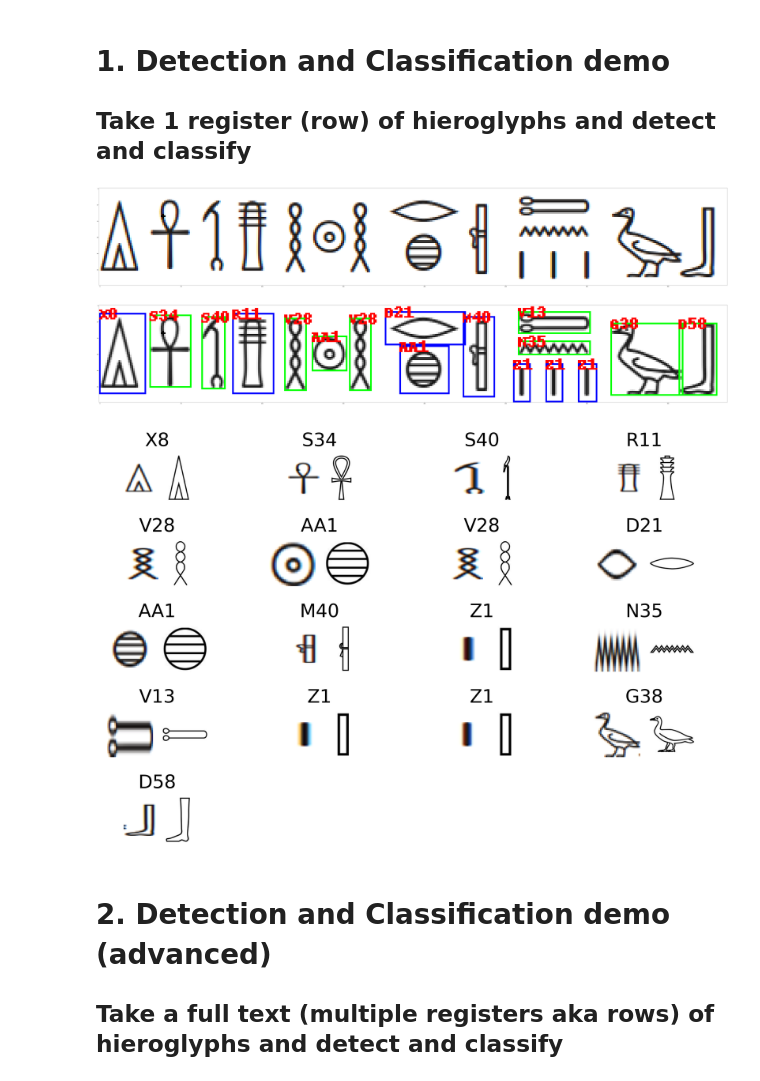
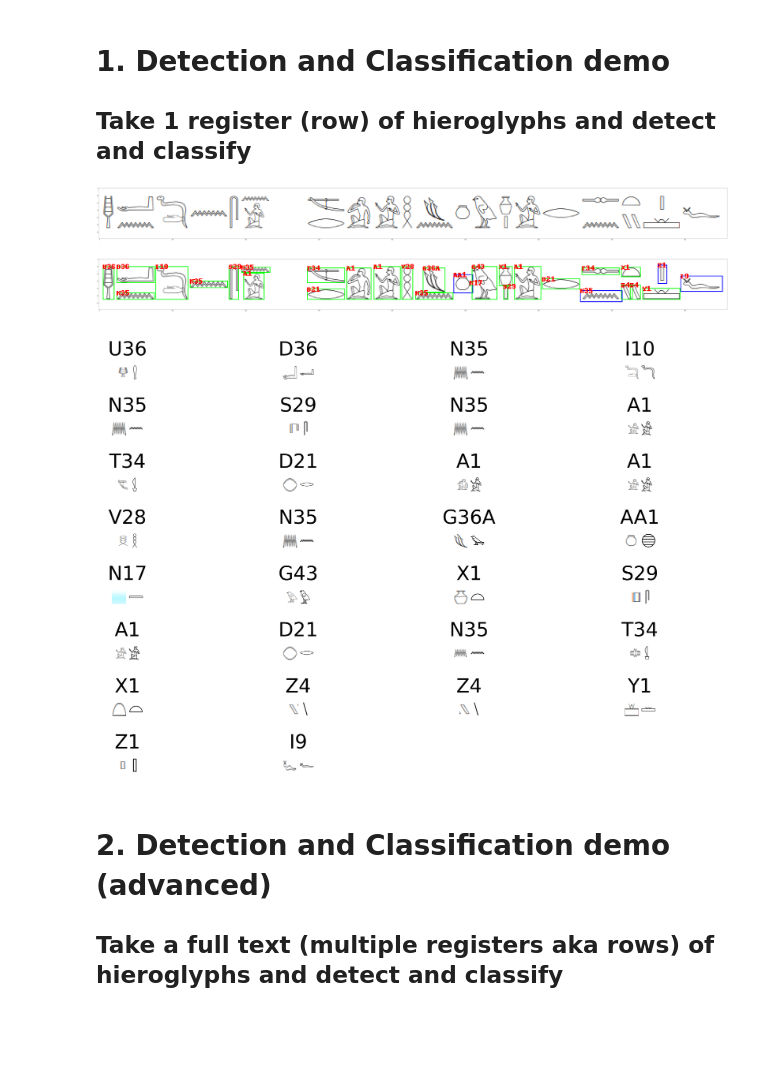
Before and after one commit to joaobi/ptah, a Jupyter notebook: demo/samples advanced.ipynb, the cells around one changed output. Drawn from its saved outputs; the diff is of its cells as text; code cells hidden in the pictures; blank space fills up the shorter version.

```diff
--- a/demo/samples advanced.ipynb
+++ b/demo/samples advanced.ipynb
@@ -313,7 +313,9 @@ def ocr_image_level_1(base_filename):
     return boundingBoxes1_sup
 # %%
 output =[]
-base_filename  = 'row.png'
+base_filename  = 'ataleofwonder_row2.png'#'row.png'
+
+
 test_dir = 'test-images'
 
 show_order = False
@@ -380,36 +382,36 @@ if show_detailed_results:
                 pil_image = Image.frombytes('RGB', canvas.get_width_height(),
                     canvas.tostring_rgb())
 
                 pil_image = pil_image.crop((int(bbox1._bbox.x0),int(bbox1._bbox.y0),int(bbox1._bbox.x1),int(bbox1._bbox.y1)))
 
                 plt.close()
 
                 output_images.append(pil_image)
             idx += 1
 
 
 
     idx = 0
 
 
     fig,axs = plt.subplots(num_rows,4, dpi=600)
     fig.patch.set_visible(False)
     # axs.axis('off')
     plt.axis("off")
     for i in range(0,num_rows):
         for j in range(0,4):
             axs[i,j].axis('off')
 
             if idx < lout:
                 pred_sign = output[idx][0]
                 axs[i,j].imshow(output_images[idx])
                 axs[i,j].set_title(pred_sign)
             idx+=1
     plt.tight_layout()
 # %% [output]
-[figure, old version]
+[figure, new version]
-[figure, old version]
+[figure, new version]
-[figure, old version]
+[figure, new version]
 # %% [markdown]
 # 2. Detection and Classification demo (advanced)
 ## Take a full text (multiple registers aka rows) of hieroglyphs and detect and classify
```
Also changed, not shown: parts of 3 cells of this notebook.
